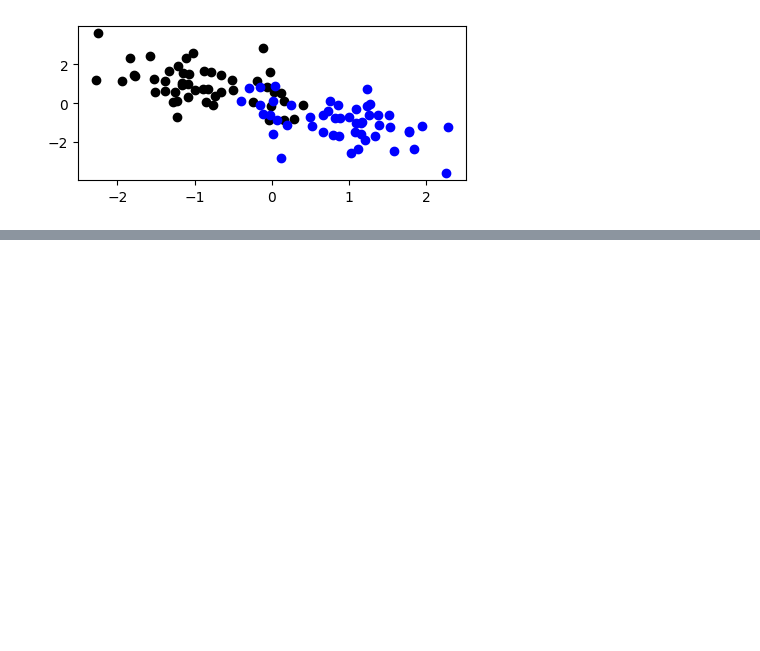
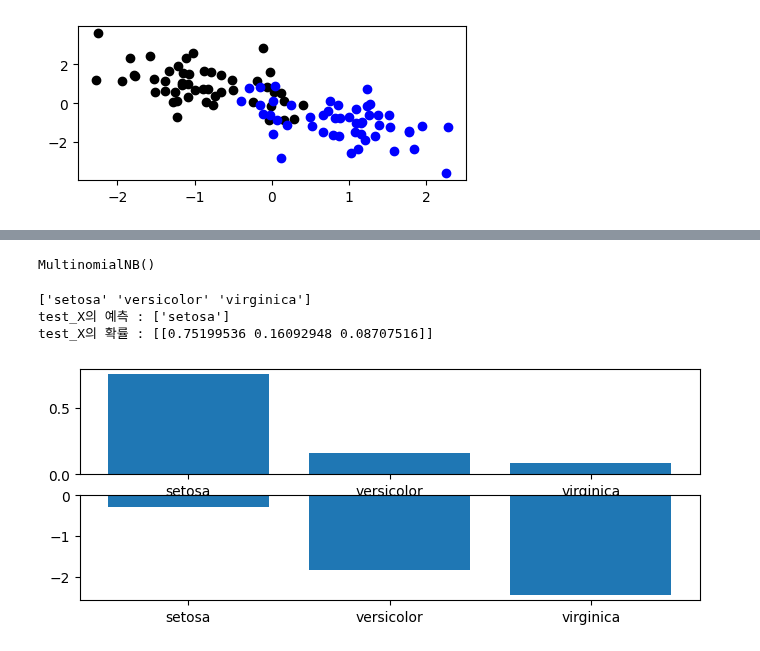
Before and after one commit to onizuka-38/ai_x, a Jupyter notebook: source/10_MachineLearning/ch3_분류분석.ipynb, the cells around one changed output, grey strips where cells are left out. Cells and saved outputs as stored; diff of their text form; code cells hidden in the pictures; blank space fills up the shorter version.

```diff
--- a/source/10_MachineLearning/ch3_분류분석.ipynb
+++ b/source/10_MachineLearning/ch3_분류분석.ipynb
@@ -127,0 +180,31 @@ plt.scatter(X[y==1,0], X[y==1,1], c='b')
+# %%
+# 데이터
+import seaborn as sns
+iris = sns.load_dataset('iris')
+X = iris.iloc[:, :-1].values
+y = iris.iloc[:, -1].values # 범주형(문자) - 라벨인코딩 없이 적용
+# 모형생성
+from sklearn.naive_bayes import MultinomialNB
+model = MultinomialNB()
+model.fit(X, y) # 학습데이터는 numpy 배열로
+# %% [output]
+MultinomialNB()
+# %%
+test_x = np.array([[5.1,3.5,1.4,0.2]]) # X.loc[0]
+print(model.classes_)
+print('test_X의 예측 :', model.predict(test_x))
+print('test_X의 확률 :', model.predict_proba(test_x))
+# %% [output]
+['setosa' 'versicolor' 'virginica']
+test_X의 예측 : ['setosa']
+test_X의 확률 : [[0.75199536 0.16092948 0.08707516]]
+# %%
+test_x = np.array([[5.1,3.5,1.4,0.2]]) # X.loc[0]
+plt.figure(figsize=(8,3))
+plt.subplot(2, 1, 1)
+plt.bar(model.classes_, model.predict_proba(test_x)[0])
+plt.subplot(2, 1, 2)
+plt.bar(model.classes_, model.predict_log_proba(test_x)[0])
+plt.show()
+# %% [output]
+[figure, added]
```
Also changed, not shown: parts of 9 cells of this notebook.
